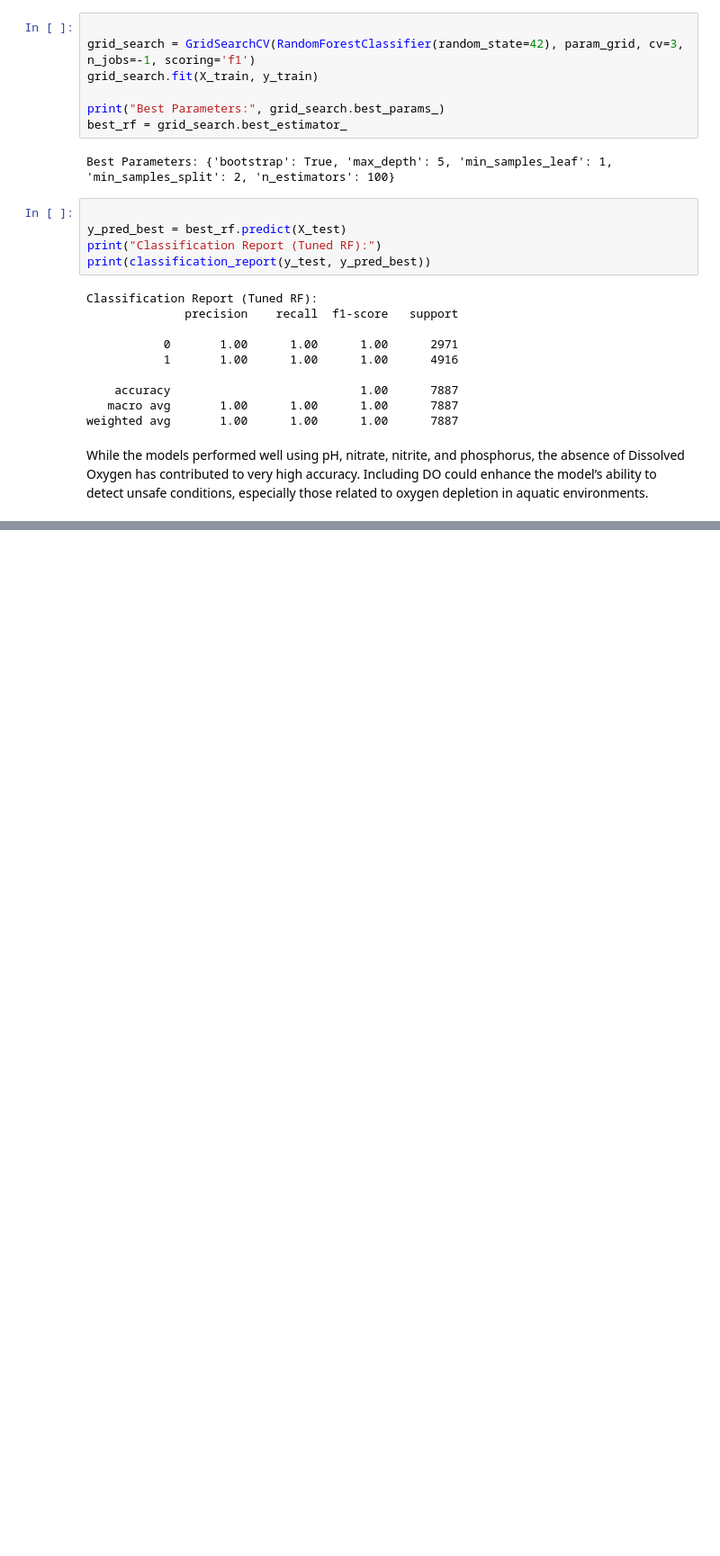
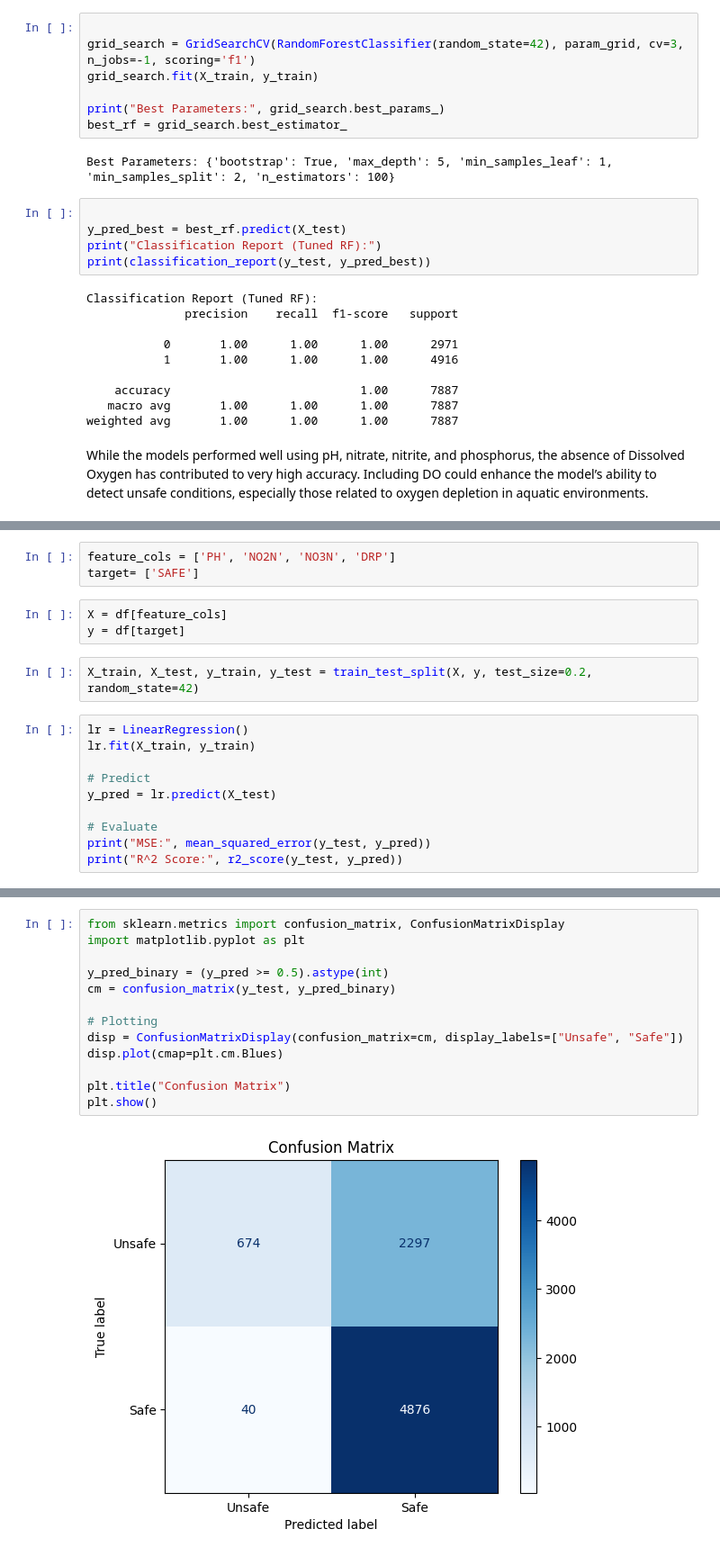
Before and after one commit to TonnieD/CleanWatAI, a Jupyter notebook: notebooks/margaret.ipynb, the cells around one changed output, grey strips where cells are left out. Shown: that part at 90% size. Drawn from its saved outputs; the diff is of its cells as text; blank space fills up the shorter version.

```diff
--- a/notebooks/margaret.ipynb
+++ b/notebooks/margaret.ipynb
@@ -375,0 +414,18 @@ While the models performed well using pH, nitrate, nitrite, and phosphorus, the
+# %%
+feature_cols = ['PH', 'NO2N', 'NO3N', 'DRP']
+target= ['SAFE']
+# %%
+X = df[feature_cols]
+y = df[target]
+# %%
+X_train, X_test, y_train, y_test = train_test_split(X, y, test_size=0.2, random_state=42)
+# %%
+lr = LinearRegression()
+lr.fit(X_train, y_train)
+
+# Predict
+y_pred = lr.predict(X_test)
+
+# Evaluate
+print("MSE:", mean_squared_error(y_test, y_pred))
+print("R^2 Score:", r2_score(y_test, y_pred))
@@ -375,0 +457,15 @@ While the models performed well using pH, nitrate, nitrite, and phosphorus, the
+# %%
+from sklearn.metrics import confusion_matrix, ConfusionMatrixDisplay
+import matplotlib.pyplot as plt
+
+y_pred_binary = (y_pred >= 0.5).astype(int)
+cm = confusion_matrix(y_test, y_pred_binary)
+
+# Plotting
+disp = ConfusionMatrixDisplay(confusion_matrix=cm, display_labels=["Unsafe", "Safe"])
+disp.plot(cmap=plt.cm.Blues)
+
+plt.title("Confusion Matrix")
+plt.show()
+# %% [output]
+[figure, added]
```
Also changed, not shown: parts of 10 cells of this notebook, 7 other files.
